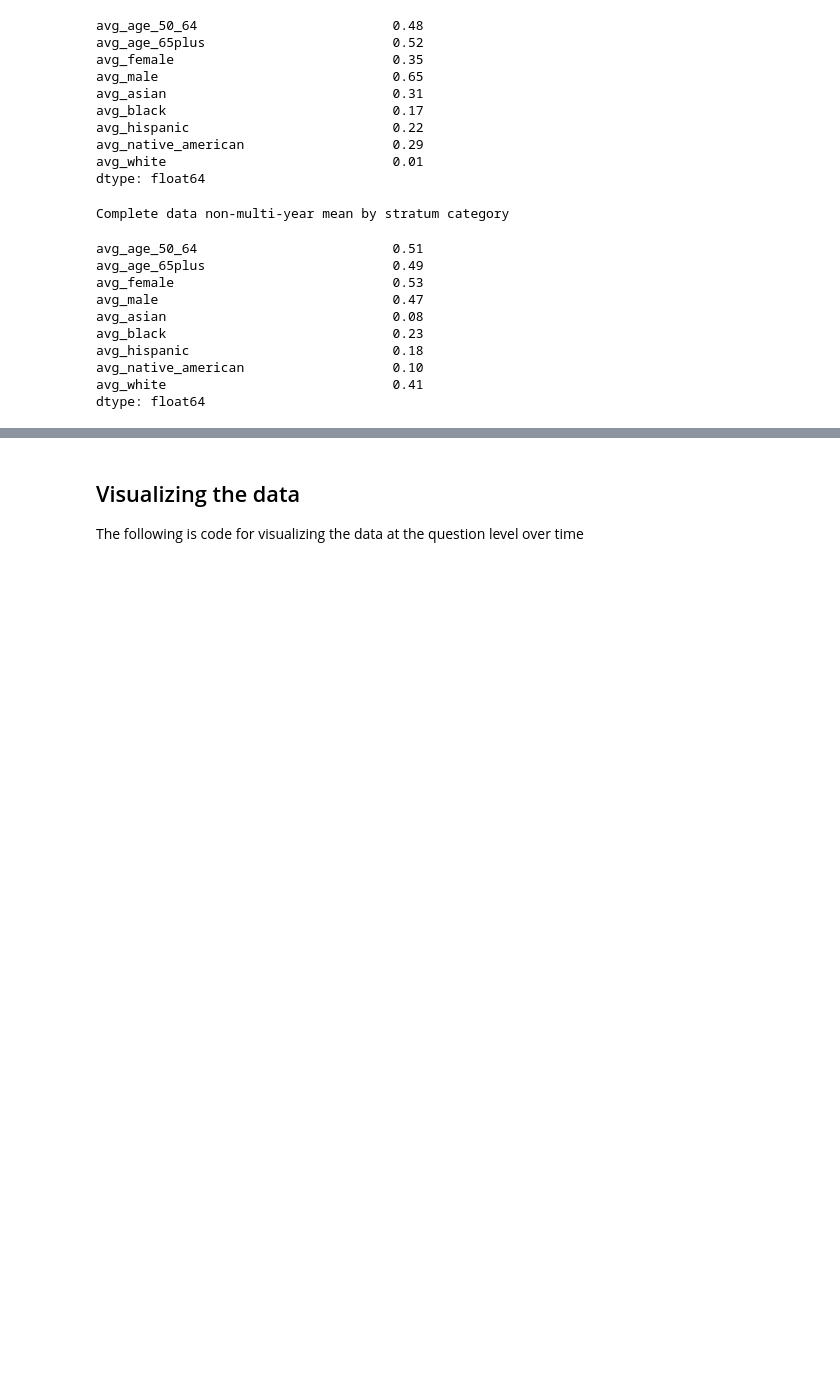
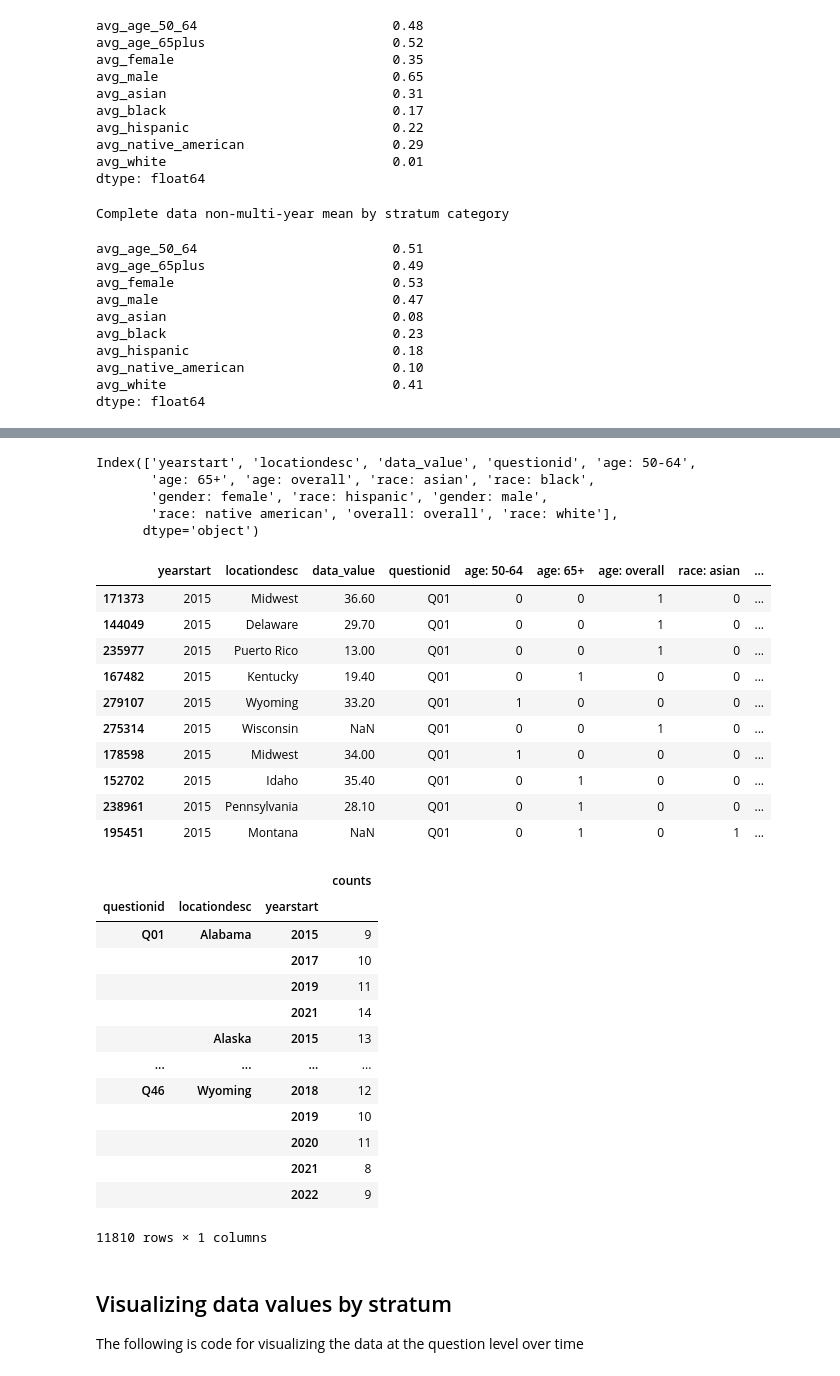
Before and after one commit to WulfNovak/python_data_cleaning, a Jupyter notebook: alz_health_data_clean.ipynb, the cells around one changed output, grey strips where cells are left out. Cells and saved outputs as stored; diff of their text form; code cells hidden in the pictures; blank space fills up the shorter version.

```diff
--- a/alz_health_data_clean.ipynb
+++ b/alz_health_data_clean.ipynb
@@ -603,5 +633,68 @@ Note: Have not investigated the 'Overall' stratum class as I do not have documen
+# %%
+# prepare imputation dataframe
+
+
+# Build mixed effects model with variables as features, validate on complete data
+# state?
+
+# tabledf_1 is all data aside from multi-year data
+imputation_df = table1_df.drop(columns = ['rowid', 'yearend', #'locationdesc',
+                                          'topic', 'data_value_type', 'data_value_footnote',
+                                          'question', 'low_confidence_limit', 'high_confidence_limit',
+                                          'classid', 'topicid', 'stratificationid1', 'stratificationcategoryid2',
+                                          'stratificationid2', 'location_indicator', 'latitude', 'longitude'])
+imputation_df.columns
+# consider keeping locationdesc
+
+# Implement model on table3_df
+
+# Random sample, 70% of data by for each question and year
+x = imputation_df.groupby(['questionid', 'yearstart']).sample(frac = .7, random_state = 919)
+x.head(10)
+
+check = x.groupby(['questionid', 'locationdesc', 'yearstart']).agg(counts = ('data_value', 'count'))
+check
+#check[['questionid', 'yearstart', ]]
+# y = data_value
+# import statsmodels.api as sm
+
+# sm.MixedLM() # model by question
+
+
+# Compare missing data distribution to complete data distribution
+# %% [output]
+Index(['yearstart', 'locationdesc', 'data_value', 'questionid', 'age: 50-64',
+       'age: 65+', 'age: overall', 'race: asian', 'race: black',
+       'gender: female', 'race: hispanic', 'gender: male',
+       'race: native american', 'overall: overall', 'race: white'],
+      dtype='object')
+|  | yearstart | locationdesc | data_value | questionid | age: 50-64 | age: 65+ | age: overall | race: asian | ... |
+| 171373 | 2015 | Midwest | 36.60 | Q01 | 0 | 0 | 1 | 0 | ... |
+| 144049 | 2015 | Delaware | 29.70 | Q01 | 0 | 0 | 1 | 0 | ... |
+| 235977 | 2015 | Puerto Rico | 13.00 | Q01 | 0 | 0 | 1 | 0 | ... |
+| 167482 | 2015 | Kentucky | 19.40 | Q01 | 0 | 1 | 0 | 0 | ... |
+| 279107 | 2015 | Wyoming | 33.20 | Q01 | 1 | 0 | 0 | 0 | ... |
+| 275314 | 2015 | Wisconsin | NaN | Q01 | 0 | 0 | 1 | 0 | ... |
+| 178598 | 2015 | Midwest | 34.00 | Q01 | 1 | 0 | 0 | 0 | ... |
+| 152702 | 2015 | Idaho | 35.40 | Q01 | 0 | 1 | 0 | 0 | ... |
+| 238961 | 2015 | Pennsylvania | 28.10 | Q01 | 0 | 1 | 0 | 0 | ... |
+| 195451 | 2015 | Montana | NaN | Q01 | 0 | 1 | 0 | 1 | ... |
+|  |  |  | counts |
+| questionid | locationdesc | yearstart |  |
+| Q01 | Alabama | 2015 | 9 |
+|  |  | 2017 | 10 |
+|  |  | 2019 | 11 |
+|  |  | 2021 | 14 |
+|  | Alaska | 2015 | 13 |
+| ... | ... | ... | ... |
+| Q46 | Wyoming | 2018 | 12 |
+|  |  | 2019 | 10 |
+|  |  | 2020 | 11 |
+|  |  | 2021 | 8 |
+|  |  | 2022 | 9 |
+11810 rows × 1 columns
 # %% [markdown]
-## Visualizing the data
+## Visualizing data values by stratum
 The following is code for visualizing the data at the question level over time
 # %%
 import seaborn as sns
```
Also changed, not shown: parts of 7 cells of this notebook.
